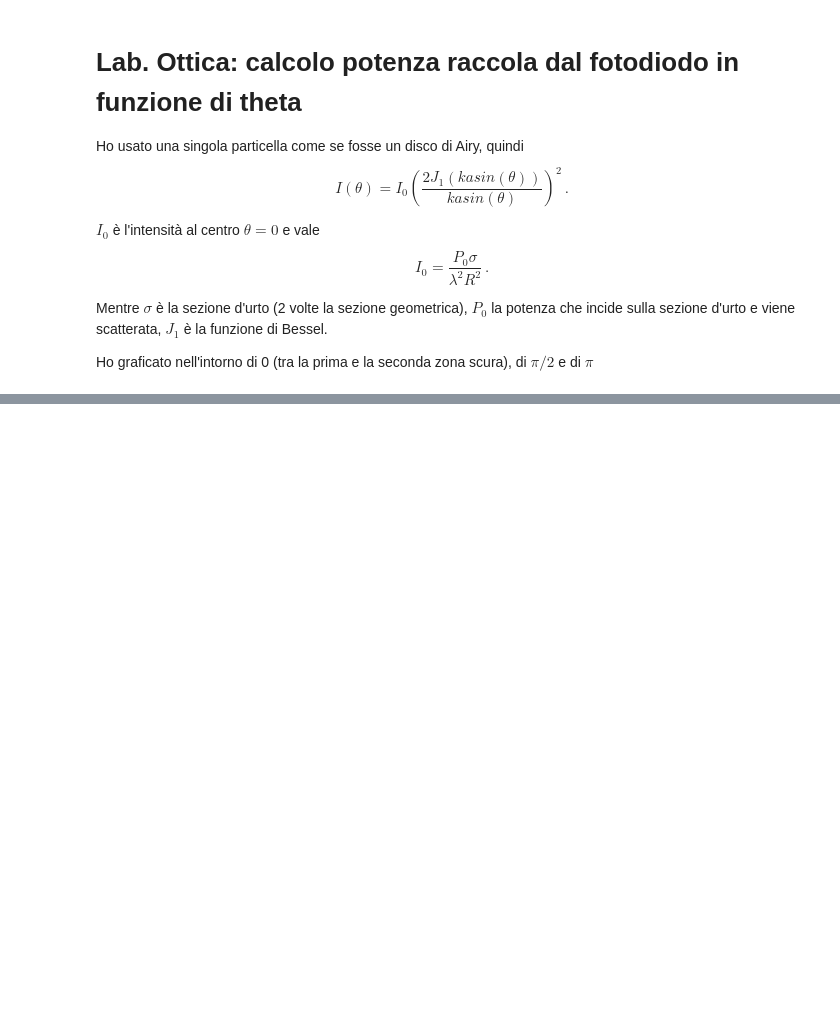
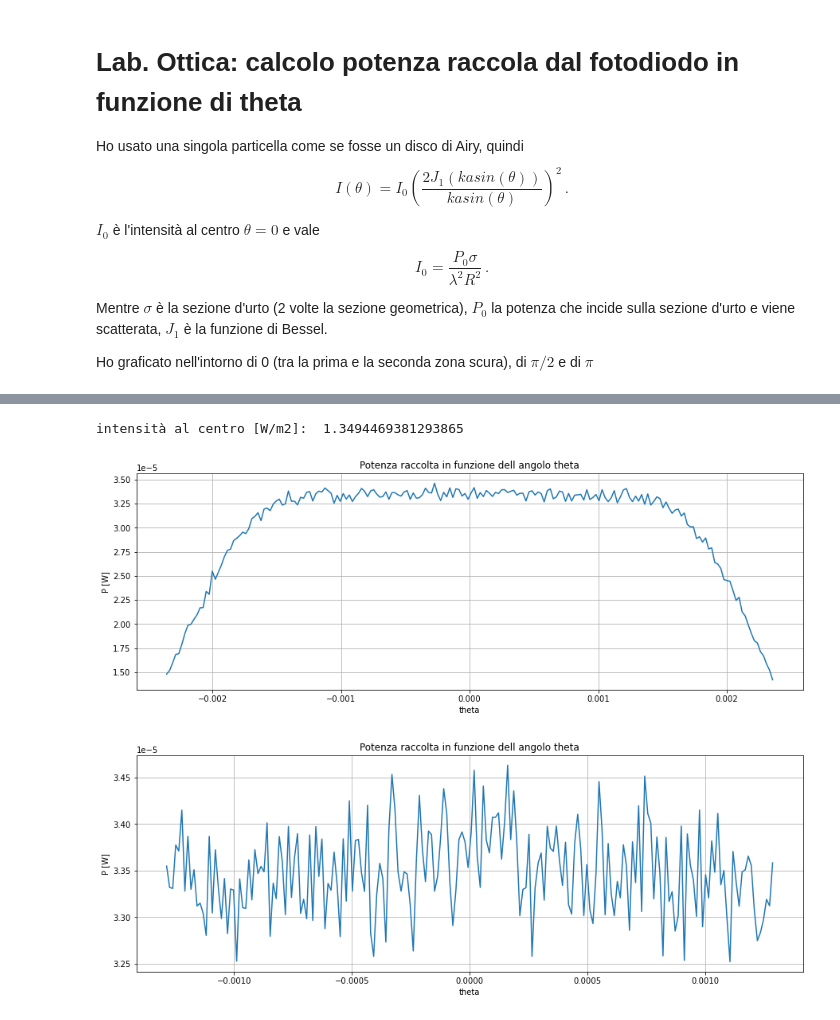
Before and after one commit to AlessandroMal/CalcoliLabOttica, a Jupyter notebook: Calcoli_scattering.ipynb, the cells around one changed output, grey strips where cells are left out. Cells and saved outputs as stored; diff of their text form; code cells hidden in the pictures; blank space fills up the shorter version.

```diff
--- a/Calcoli_scattering.ipynb
+++ b/Calcoli_scattering.ipynb
@@ -92,0 +94,62 @@ area detector [m2]:  0.011309733552923256
+# %%
+import numpy as np
+import scipy.special as sc
+import matplotlib.pyplot as plt
+#parametri fisici---------------------------------
+d=600*10**-6               #d particella [m]
+lmbd=632.8* 10**-9       #lambda [m]
+R=4.4                    #distanza da detector [m]
+l_det=0.01
+P_0=37*10**-6            #potenza incidente su disco
+#parametri simulazione----------------------------
+M=10000
+#-------------------------------------------------
+a=d/2                           #raggio particella
+A_disc=np.pi*a**2               #area disco
+k=2*np.pi/lmbd                  #numero d'onda
+I_0=P_0*A_disc/(lmbd*R)**2      #intensità in theta=0
+A_det=l_det**2                  #Area detector quadrato
+theta_det=l_det/R
+
+h=6.626*10**-34  #Plank
+e=1.6*10**-19    #Carica
+n=1              #indice rifrazione Re
+c=3*10**8/n      #light speed
+
+black1=np.arcsin(3.832/np.pi*lmbd/d)  #zeri di bessel
+black2=np.arcsin(7.016/np.pi*lmbd/d)
+black3=np.arcsin(10.173/np.pi*lmbd/d)
+
+def IAiry(t):
+    return I_0*( 2*sc.jv(1,k*a*np.sin(t))/(k*a*np.sin(t)) )**2
+
+print('intensità al centro [W/m2]: ',I_0)
+
+liminf=np.array([-black2, -black1])
+limsup=np.array([ black2,  black1])
+
+nbins=200
+for i in range(len(liminf)):
+    theta=np.linspace(liminf[i],limsup[i], nbins)
+    halfbin_size= (theta[1]- theta[0])/2
+    y=[]
+    for i in range(len(theta)):
+        s=0
+        for j in range(M):
+            t=np.random.uniform(theta[i]-theta_det, theta[i]+theta_det)
+            s+=IAiry(t)
+        s/=M
+        y.append(A_det*s)
+
+    plt.figure(figsize=(15,5))
+    plt.plot(theta, y)
+    plt.xlabel('theta')
+    plt.ylabel('P [W]')
+    plt.title('Potenza raccolta in funzione dell angolo theta')
+    #plt.legend()
+    plt.grid(True)
+    plt.show()
+# %% [output]
+intensità al centro [W/m2]:  1.3494469381293865
+[figure, added]
+[figure, added]
```
Also changed, not shown: parts of 1 cell of this notebook, 3 other files.
